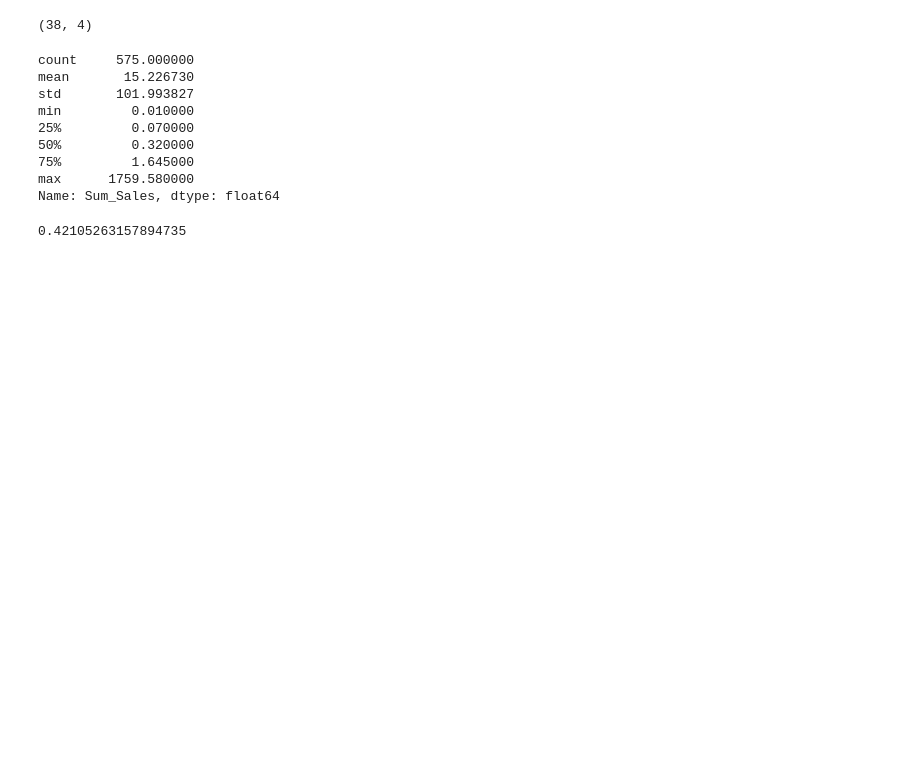
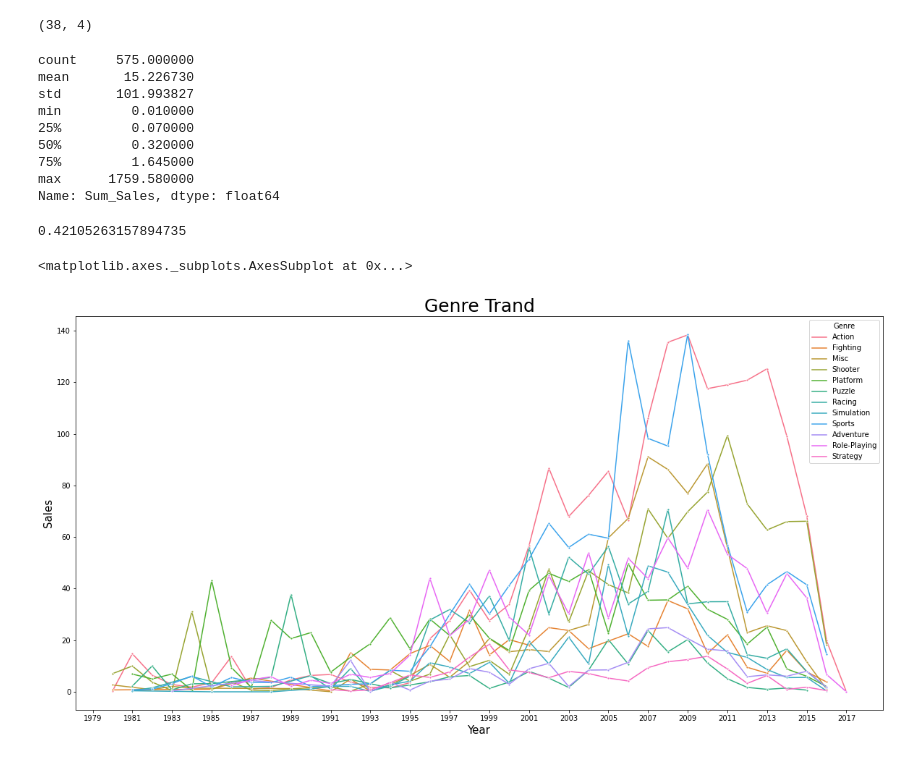
Before and after one commit to Thingjae9/Section1_OwnProject, a Jupyter notebook: Section_1_Project_원명재.ipynb, the cells around one changed output. Drawn from its saved outputs; the diff is of its cells as text; code cells hidden in the pictures; blank space fills up the shorter version.

```diff
--- a/Section_1_Project_원명재.ipynb
+++ b/Section_1_Project_원명재.ipynb
@@ -541,3 +565,21 @@ error
 0.42105263157894735
 # %%
 # 42퍼센트로 장르가 바뀌었을 때 Action임을 확인.
+# %%
+# 전부 수정한 데이터로 장르 트랜드 확인
+import matplotlib.font_manager as fm
+fontpath = '/usr/share/fonts/truetype/nanum/NanumBarunGothic.ttf'
+font = fm.FontProperties(fname=fontpath, size=10)
+fm._rebuild()
+plt.rc('font', family='NanumBarunGothic')
+
+see_gen = df.groupby(['Year_new','Genre']).sum()
+plt.figure(figsize=(20, 10))
+plt.title('Genre Trand',size=25)
+plt.xlabel('Year',size=15)
+plt.ylabel('Sales',size=15)
+plt.xticks(np.arange(1979,2023,2))
+sns.lineplot(data = see_gen, x='Year_new',y='Sum_Sales',hue='Genre',marker='.')
+# %% [output]
+<matplotlib.axes._subplots.AxesSubplot at 0x...>
+[figure, added]
```
Also changed, not shown: parts of 9 cells of this notebook.
